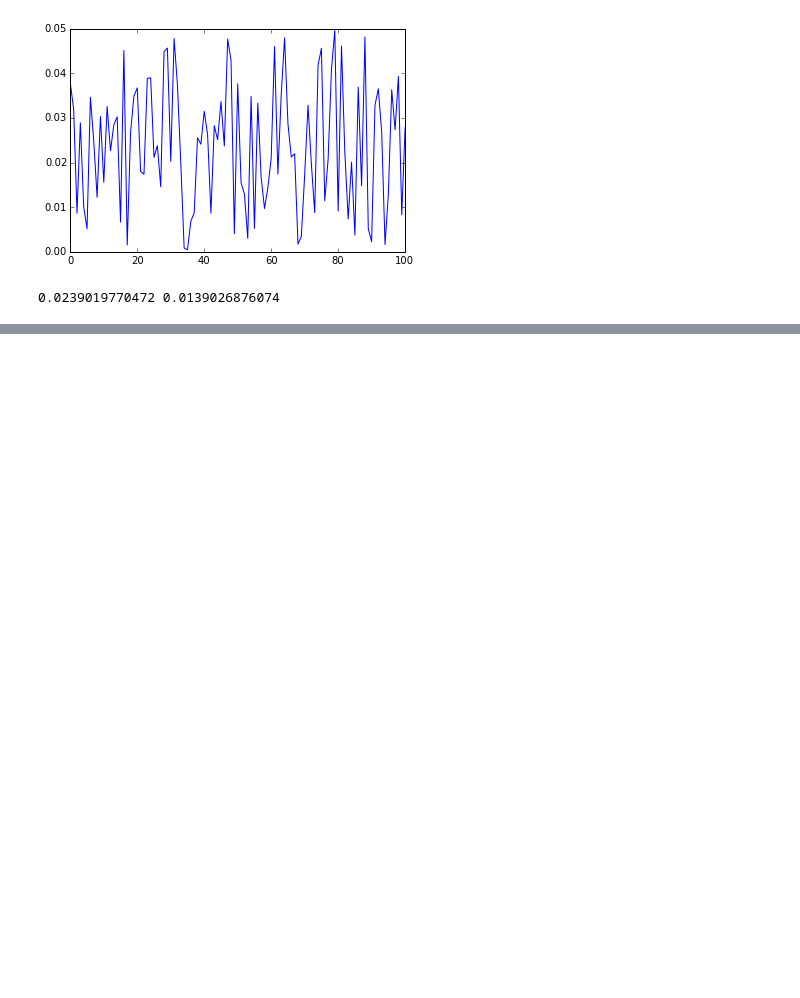
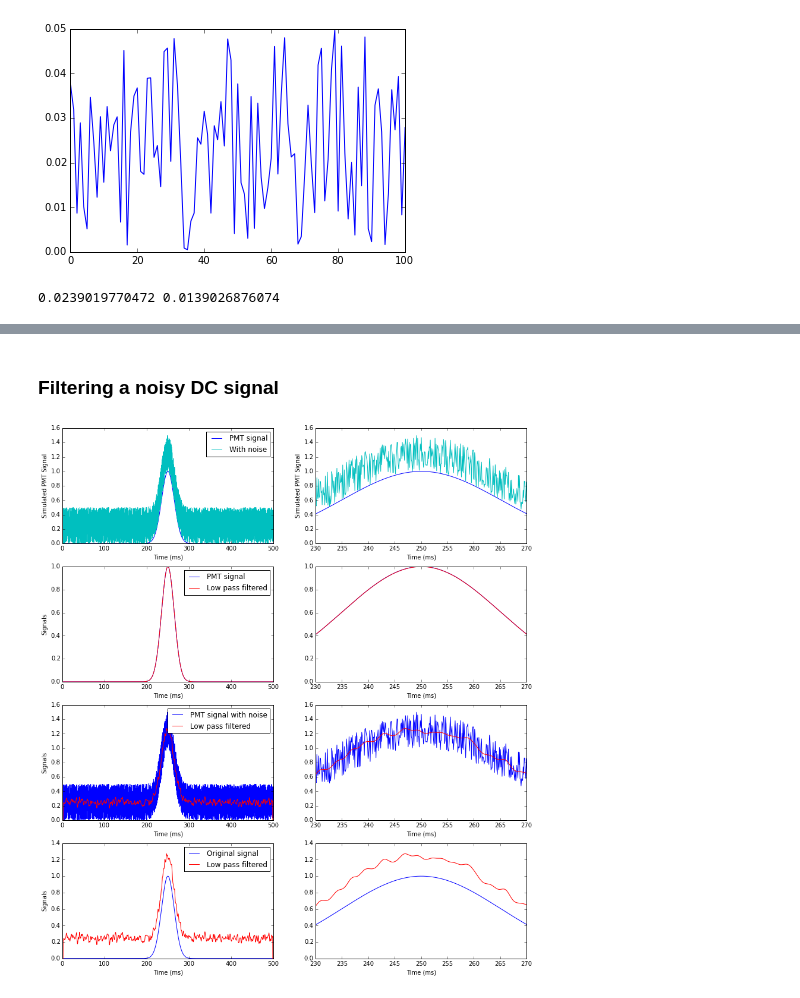
Before and after one commit to naushad-rahman/LIFSrProj_F15, a Jupyter notebook: DSP/digital_filter_explore/150708_apply_filters_to_simulated_data.ipynb, the cells around one changed output, grey strips where cells are left out. Cells and saved outputs as stored; diff of their text form; code cells hidden in the pictures; blank space fills up the shorter version.

Commit message:
add example with no 1 kHz modulation

```diff
--- a/DSP/digital_filter_explore/150708_apply_filters_to_simulated_data.ipynb
+++ b/DSP/digital_filter_explore/150708_apply_filters_to_simulated_data.ipynb
@@ -559,0 +561,69 @@ ax.plot(time_interrupts_ms, test_lp_out, label='Low pass filtered')
+# %% [markdown]
+### Filtering a noisy DC signal
+# %%
+n_total_samples = 5001
+cos_freq = 1000.0
+xlim_min, xlim_max = 0, 500
+xlim2_min, xlim2_max = 230, 270
+time_interrupts_ms = np.linspace(0, n_total_samples*t_inter_us*us_to_ms, num=n_total_samples)
+
+modulation = signal.gaussian(n_total_samples, 5*30.0)
+noise05 = 0.5*np.random.rand(n_total_samples)
+pmt_signal_no_cos = modulation + noise05
+
+modulation_lp_out = zero_phase_fir_on_array(modulation, lp_coef_norm)
+testDC_lp_out = zero_phase_fir_on_array(pmt_signal_no_cos, lp_coef_norm)
+
+fig, ((ax, ax2), (ax3, ax4), (ax5, ax6), (ax7, ax8)) = plt.subplots(4,2, figsize=(14,16))
+
+ax.plot(time_interrupts_ms, modulation, label='PMT signal')
+ax.plot(time_interrupts_ms, pmt_signal_no_cos, 'c', label='With noise')
+ax.set_xlim(xlim_min, xlim_max)
+ax.set_xlabel('Time (ms)')
+ax.set_ylabel('Simulated PMT Signal')
+ax.legend()
+
+ax2.plot(time_interrupts_ms, modulation, label='PMT signal')
+ax2.plot(time_interrupts_ms, pmt_signal_no_cos, 'c', label='With noise')
+ax2.set_xlim(xlim2_min, xlim2_max)
+ax2.set_xlabel('Time (ms)')
+ax2.set_ylabel('Simulated PMT Signal')
+
+ax3.plot(time_interrupts_ms, modulation, label='PMT signal')
+ax3.plot(time_interrupts_ms, modulation_lp_out, 'r', label='Low pass filtered')
+ax3.set_xlim(xlim_min, xlim_max)
+ax3.set_xlabel('Time (ms)')
+ax3.set_ylabel('Signals')
+ax3.legend()
+
+ax4.plot(time_interrupts_ms, modulation, label='PMT signal')
+ax4.plot(time_interrupts_ms, modulation_lp_out, 'r', label='Low pass filtered')
+ax4.set_xlim(xlim2_min, xlim2_max)
+ax4.set_xlabel('Time (ms)')
+#ax4.set_ylabel('Simulated PMT Signal')
+
+ax5.plot(time_interrupts_ms, pmt_signal_no_cos, label='PMT signal with noise')
+ax5.plot(time_interrupts_ms, testDC_lp_out, 'r', label='Low pass filtered')
+ax5.set_xlim(xlim_min, xlim_max)
+ax5.set_xlabel('Time (ms)')
+ax5.set_ylabel('Signals')
+ax5.legend()
+
+ax6.plot(time_interrupts_ms, pmt_signal_no_cos, label='PMT signal with noise')
+ax6.plot(time_interrupts_ms, testDC_lp_out, 'r', label='Low pass filtered')
+ax6.set_xlim(xlim2_min, xlim2_max)
+ax6.set_xlabel('Time (ms)')
+
+ax7.plot(time_interrupts_ms, modulation, label='Original signal')
+ax7.plot(time_interrupts_ms, testDC_lp_out, 'r', label='Low pass filtered')
+ax7.set_xlim(xlim_min, xlim_max)
+ax7.set_xlabel('Time (ms)')
+ax7.set_ylabel('Signals')
+ax7.legend()
+
+ax8.plot(time_interrupts_ms, modulation, label='Original signal')
+ax8.plot(time_interrupts_ms, testDC_lp_out, 'r', label='Low pass filtered')
+ax8.set_xlim(xlim2_min, xlim2_max)
+ax8.set_xlabel('Time (ms)');
+# %% [output]
+[figure, added]
```
Also changed, not shown: parts of 6 cells of this notebook.
